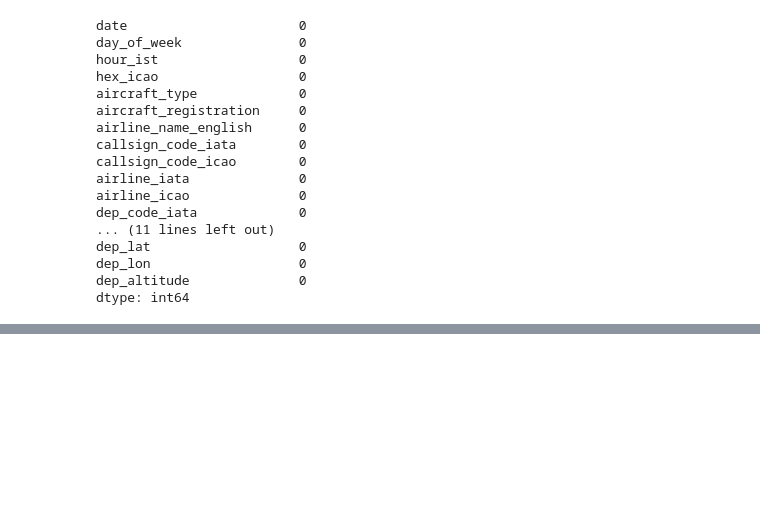
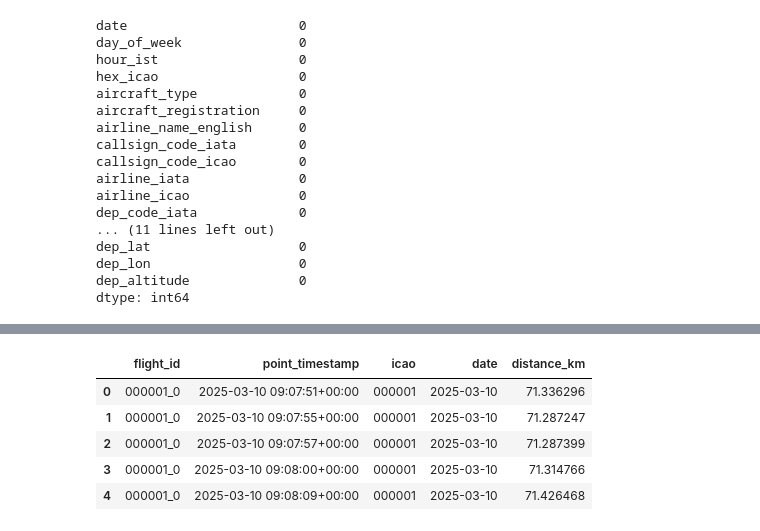
Before and after one commit to yyigitturan/ist-airport-decision-support-system, a Jupyter notebook: src/processing/flight_silver_to_gold.ipynb, the cells around one changed output, grey strips where cells are left out. Cells and saved outputs as stored; diff of their text form; code cells hidden in the pictures; blank space fills up the shorter version.

```diff
--- a/src/processing/flight_silver_to_gold.ipynb
+++ b/src/processing/flight_silver_to_gold.ipynb
@@ -158,0 +279,10 @@ Index(['date', 'day_of_week', 'hour_ist', 'hex_icao', 'aircraft_type',
+# %%
+traj_df = traj_df[["flight_id", "point_timestamp", "icao", "date", "distance_km"]]
+traj_df.head()
+# %% [output]
+|  | flight_id | point_timestamp | icao | date | distance_km |
+| 0 | 000001_0 | 2025-03-10 09:07:51+00:00 | 000001 | 2025-03-10 | 71.336296 |
+| 1 | 000001_0 | 2025-03-10 09:07:55+00:00 | 000001 | 2025-03-10 | 71.287247 |
+| 2 | 000001_0 | 2025-03-10 09:07:57+00:00 | 000001 | 2025-03-10 | 71.287399 |
+| 3 | 000001_0 | 2025-03-10 09:08:00+00:00 | 000001 | 2025-03-10 | 71.314766 |
+| 4 | 000001_0 | 2025-03-10 09:08:09+00:00 | 000001 | 2025-03-10 | 71.426468 |
```
Also changed, not shown: parts of 26 cells of this notebook, 3 other files.
